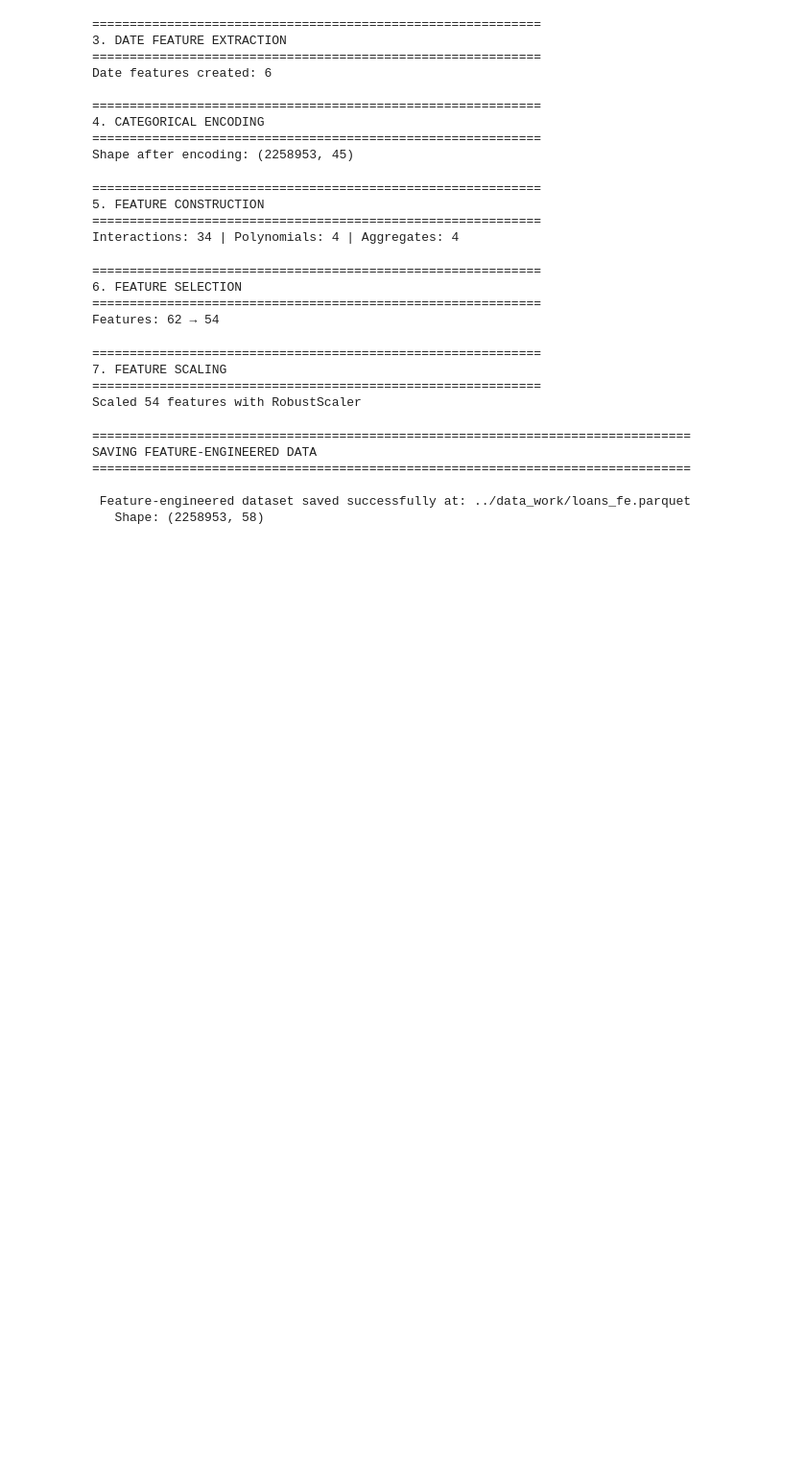
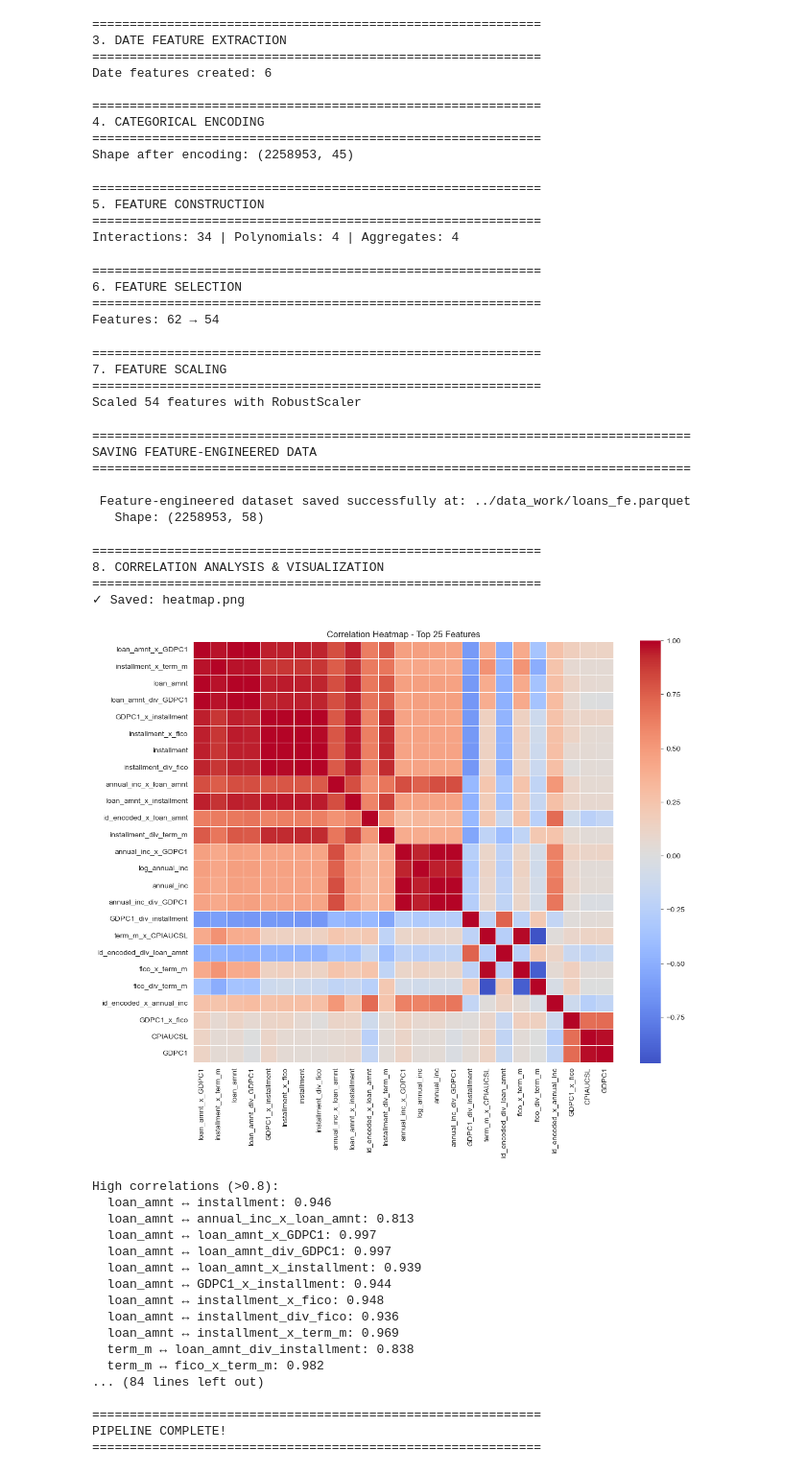
Before and after one commit to BinodTandan/Banking_Stress_Testing, a Jupyter notebook: notebooks/02_feature_engineering.ipynb, the cells around one changed output. Shown: that part at 96% size. Saved outputs shown, nothing was run; the diff lists cells and outputs as text; code cells hidden in the pictures; blank space fills up the shorter version.

Commit message:
Modified code for correlation heatmap

```diff
--- a/notebooks/02_feature_engineering.ipynb
+++ b/notebooks/02_feature_engineering.ipynb
@@ -247,3 +247,69 @@ SAVING FEATURE-ENGINEERED DATA
 
  Feature-engineered dataset saved successfully at: ../data_work/loans_fe.parquet
    Shape: (2258953, 58)
+# %%
+# STEP 8: CORRELATION ANALYSIS
+print_step("8. CORRELATION ANALYSIS & VISUALIZATION")
+import matplotlib.pyplot as plt
+import seaborn as sns
+
+# Set matplotlib to interactive mode for VSCode
+plt.ion()
+
+corr_cols = [c for c in df.select_dtypes(include=[np.number]).columns if c not in ID_COLS][:50]
+corr_matrix = df[corr_cols].corr()
+
+# Target correlation
+if TARGET_COL in corr_matrix.columns:
+    target_corr = corr_matrix[TARGET_COL].sort_values(ascending=False)
+    print(f"\nTop 10 correlated with {TARGET_COL}:\n{target_corr.head(11)[1:]}")
+
+    plt.figure(figsize=(10, 5))
+    target_corr[1:16].plot(kind='barh')
+    plt.title(f'Top 15 Correlations with {TARGET_COL}')
+    plt.tight_layout()
+    plt.savefig('../data_work/target_corr.png', dpi=120, bbox_inches='tight')
+    print("✓ Saved: target_corr.png")
+    plt.show()
+
+# Heatmap (top 25)
+top_25 = corr_matrix.abs().sum().sort_values(ascending=False).head(25).index
+plt.figure(figsize=(12, 10))
+sns.heatmap(df[top_25].corr(), cmap='coolwarm', center=0, square=True, linewidths=0.5)
+plt.title('Correlation Heatmap - Top 25 Features')
+plt.tight_layout()
+plt.savefig('../data_work/heatmap.png', dpi=120, bbox_inches='tight')
+print("✓ Saved: heatmap.png")
+plt.show()
+
+# High correlations
+print("\nHigh correlations (>0.8):")
+for i in range(len(corr_matrix.columns)):
+    for j in range(i+1, len(corr_matrix.columns)):
+        if abs(corr_matrix.iloc[i, j]) > 0.8:
+            print(f"  {corr_matrix.columns[i]} ↔ {corr_matrix.columns[j]}: {corr_matrix.iloc[i, j]:.3f}")
+
+print(f"\n{'='*60}\nPIPELINE COMPLETE!\n{'='*60}")
+# %% [output]
+============================================================
+8. CORRELATION ANALYSIS & VISUALIZATION
+============================================================
+✓ Saved: heatmap.png
+[figure, added]
+High correlations (>0.8):
+  loan_amnt ↔ installment: 0.946
+  loan_amnt ↔ annual_inc_x_loan_amnt: 0.813
+  loan_amnt ↔ loan_amnt_x_GDPC1: 0.997
+  loan_amnt ↔ loan_amnt_div_GDPC1: 0.997
+  loan_amnt ↔ loan_amnt_x_installment: 0.939
+  loan_amnt ↔ GDPC1_x_installment: 0.944
+  loan_amnt ↔ installment_x_fico: 0.948
+  loan_amnt ↔ installment_div_fico: 0.936
+  loan_amnt ↔ installment_x_term_m: 0.969
+  term_m ↔ loan_amnt_div_installment: 0.838
+  term_m ↔ fico_x_term_m: 0.982
+... (84 lines left out)
+
+============================================================
+PIPELINE COMPLETE!
+============================================================
```
